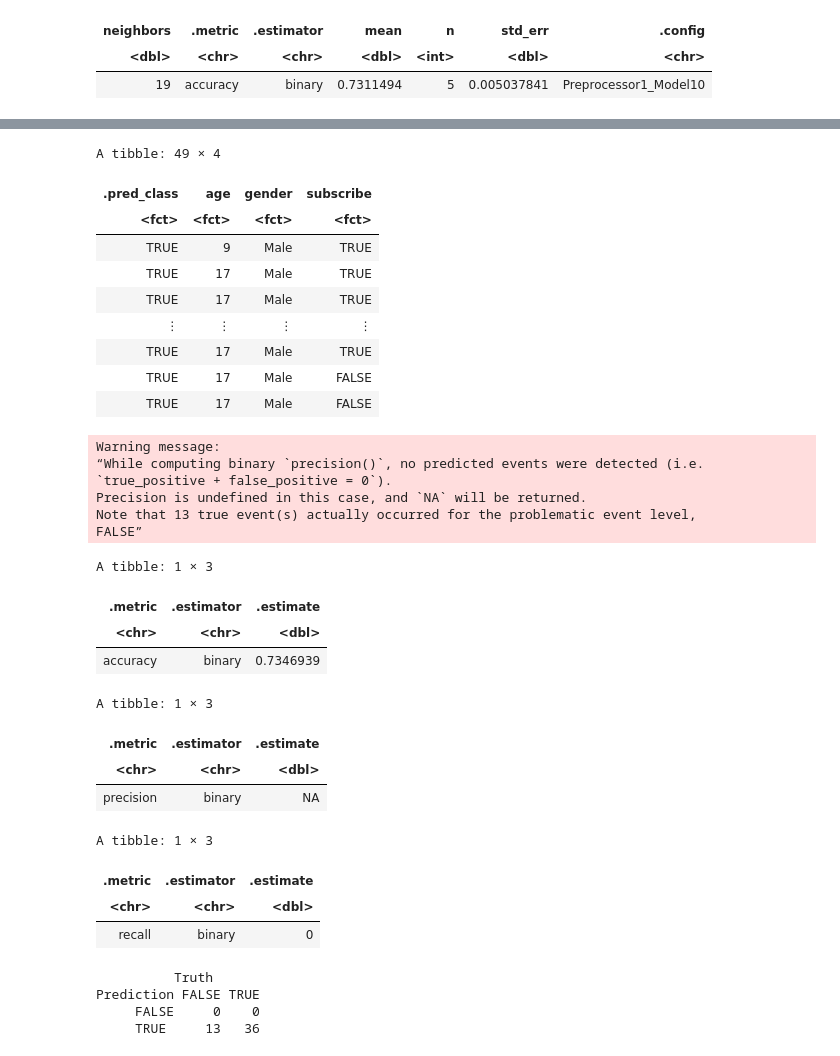
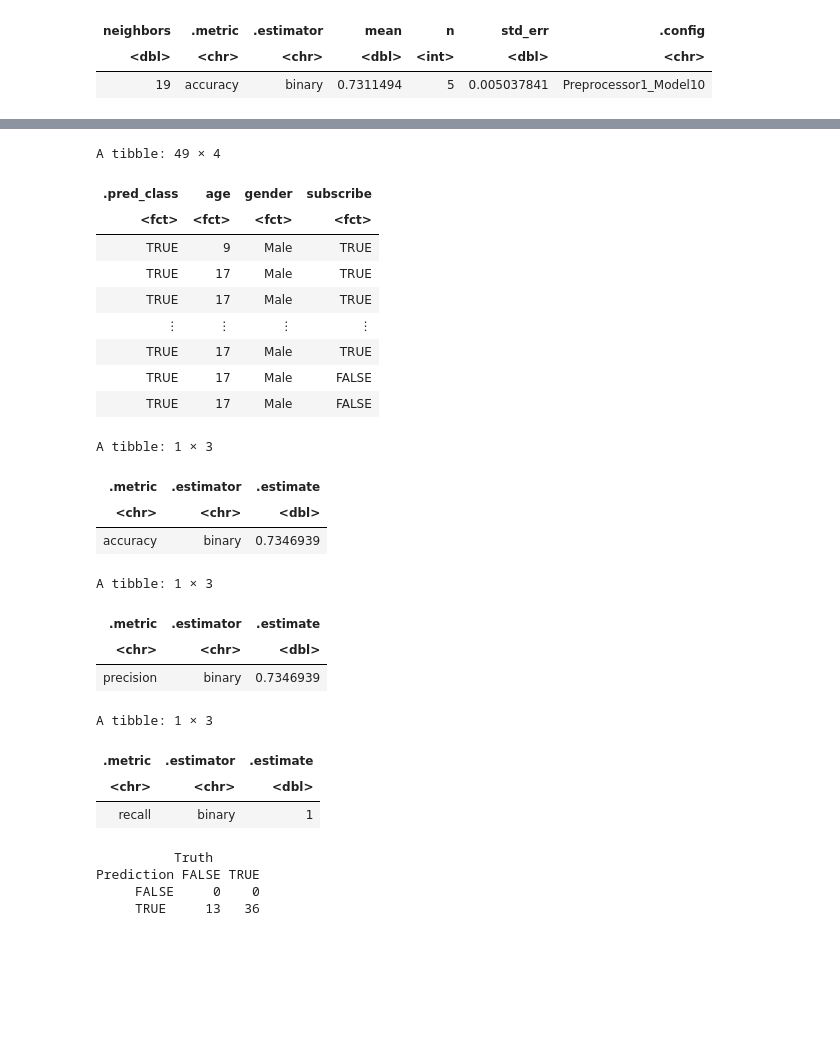
Before and after one commit to 20under20/dcsi100-project-group-002-13, a Jupyter notebook: Project_Individual (1).ipynb, the cells around one changed output, grey strips where cells are left out. Saved outputs shown, nothing was run; the diff lists cells and outputs as text; code cells hidden in the pictures; blank space fills up the shorter version.

Commit message:
Analysis for prediction codes
Analysis for prediction codes were added.

```diff
--- a/Project_Individual (1).ipynb
+++ b/Project_Individual (1).ipynb
@@ -225,53 +241,48 @@ test_predictions
 # collecting prediction methods
 prediction_metrics <- test_predictions |>
                       metrics(truth = subscribe, estimate = .pred_class)
 
 prediction_accuracy <- prediction_metrics |>
                        filter(.metric == "accuracy")
 
+# event_level was chosen to be second because “TRUE” is the second factor level.
 prediction_precision <- test_predictions |>
-                        precision(truth = subscribe, estimate = .pred_class, event_level="first")
+                        precision(truth = subscribe, estimate = .pred_class, event_level = "second")
 
 prediction_recall <- test_predictions |>
-                     recall(truth = subscribe, estimate = .pred_class, event_level="first")
+                     recall(truth = subscribe, estimate = .pred_class, event_level = "second")
 prediction_accuracy
 prediction_precision
 prediction_recall
 
 matrix <- test_predictions |>
           conf_mat(truth = subscribe, estimate = .pred_class)
 
 matrix
 # %% [output]
 A tibble: 49 × 4
 | .pred_class | age | gender | subscribe |
 | <fct> | <fct> | <fct> | <fct> |
 | TRUE | 9 | Male | TRUE |
 | TRUE | 17 | Male | TRUE |
 | TRUE | 17 | Male | TRUE |
 | ⋮ | ⋮ | ⋮ | ⋮ |
 | TRUE | 17 | Male | TRUE |
 | TRUE | 17 | Male | FALSE |
 | TRUE | 17 | Male | FALSE |
-Warning message:
-“While computing binary `precision()`, no predicted events were detected (i.e.
-`true_positive + false_positive = 0`).
-Precision is undefined in this case, and `NA` will be returned.
-Note that 13 true event(s) actually occurred for the problematic event level,
-FALSE”
+A tibble: 1 × 3
+| .metric | .estimator | .estimate |
+| <chr> | <chr> | <dbl> |
+| accuracy | binary | 0.7346939 |
 A tibble: 1 × 3
-| .metric | .estimator | .estimate |
-| <chr> | <chr> | <dbl> |
-| accuracy | binary | 0.7346939 |
+| .metric | .estimator | .estimate |
+| <chr> | <chr> | <dbl> |
+| precision | binary | 0.7346939 |
 A tibble: 1 × 3
-| .metric | .estimator | .estimate |
-| <chr> | <chr> | <dbl> |
-| precision | binary | NA |
+| .metric | .estimator | .estimate |
+| <chr> | <chr> | <dbl> |
+| recall | binary | 1 |
-A tibble: 1 × 3
+          Truth
+Prediction FALSE TRUE
+     FALSE     0    0
+     TRUE     13   36
-| .metric | .estimator | .estimate |
-| <chr> | <chr> | <dbl> |
-| recall | binary | 0 |
-          Truth
-Prediction FALSE TRUE
-     FALSE     0    0
-     TRUE     13   36
```
Also changed, not shown: parts of 2 cells of this notebook.
